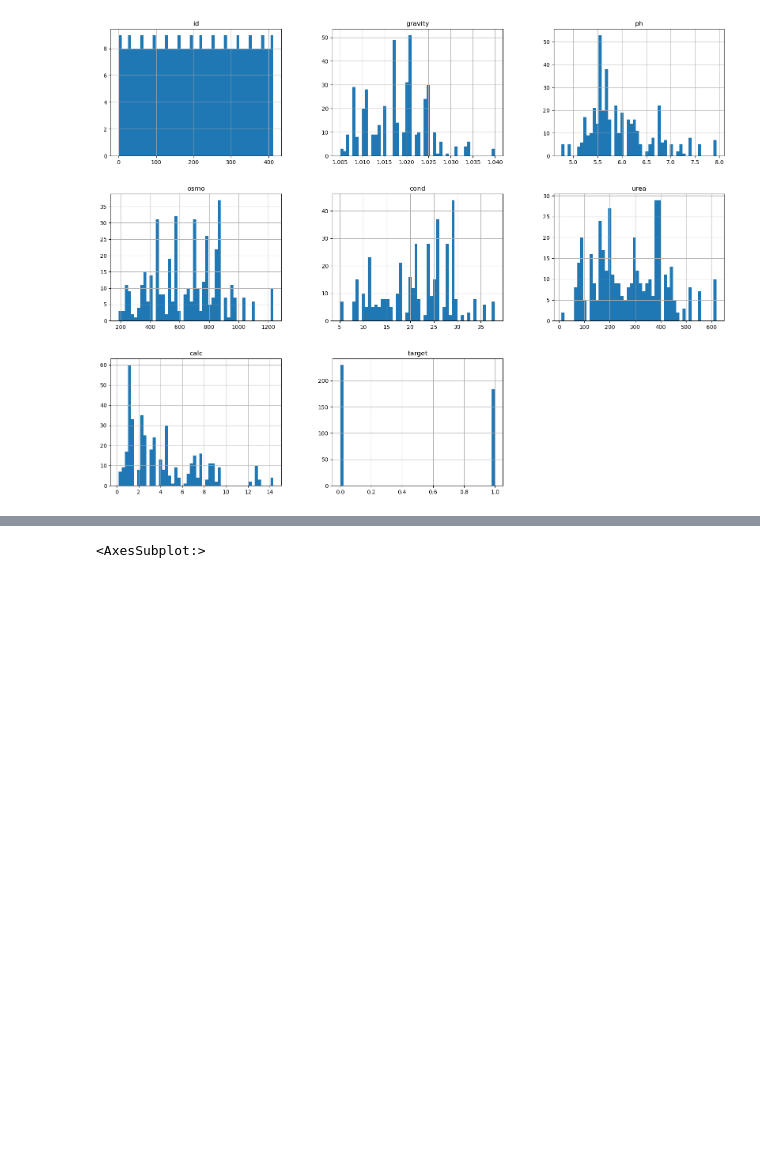
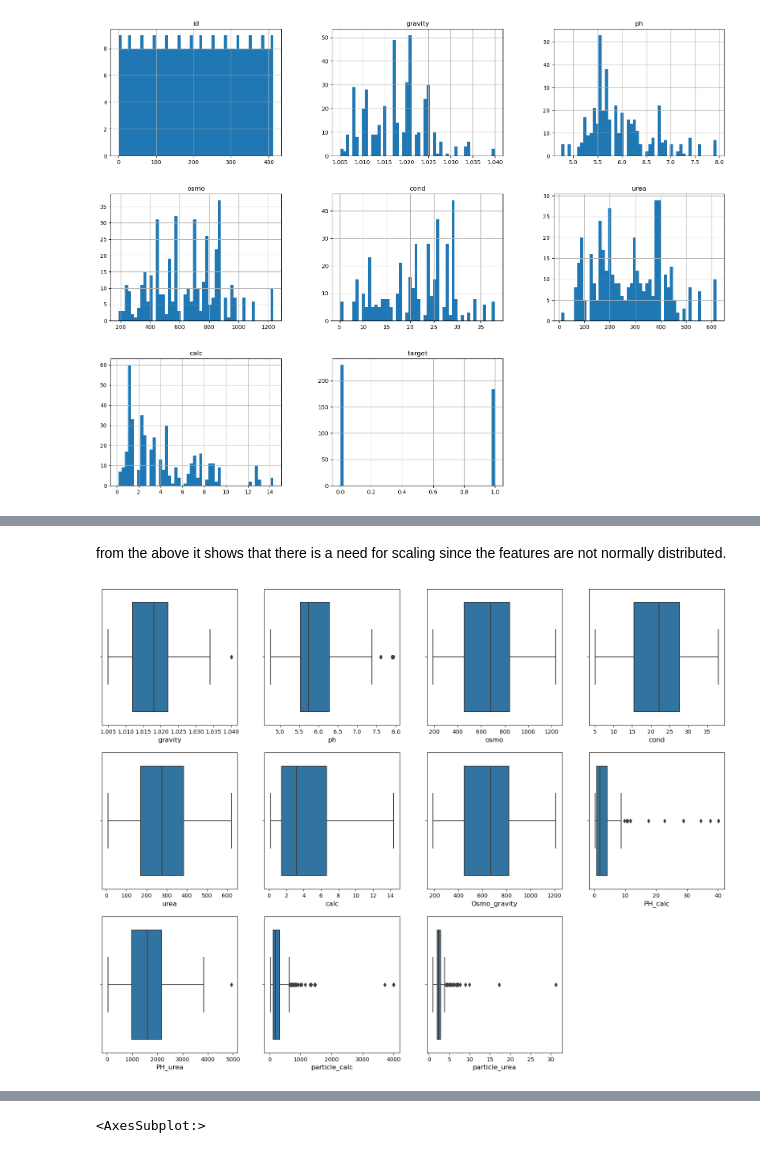
Before and after one commit to OjochenemiB/DATA-SCIENCE, a Jupyter notebook: playground-s3e12-using-cb-regres.ipynb, the cells around one changed output, grey strips where cells are left out. Saved outputs shown, nothing was run; the diff lists cells and outputs as text; code cells hidden in the pictures; blank space fills up the shorter version.

```diff
--- a/playground-s3e12-using-cb-regres.ipynb
+++ b/playground-s3e12-using-cb-regres.ipynb
@@ -81,0 +237,10 @@ plt.show()
+# %% [markdown]
+from the above it shows that there is a need for scaling since the features are not normally distributed.
+# %%
+plt.figure(figsize=(20, 15))
+for i in range(len(inputVariable.columns)):
+    plt.subplot(3,4,i+1)
+    sns.boxplot(x =inputVariable.iloc[:, i])
+    plt.xlabel(inputVariable.columns[i], size =12)
+# %% [output]
+[figure, added]
```
Also changed, not shown: parts of 25 cells of this notebook.
